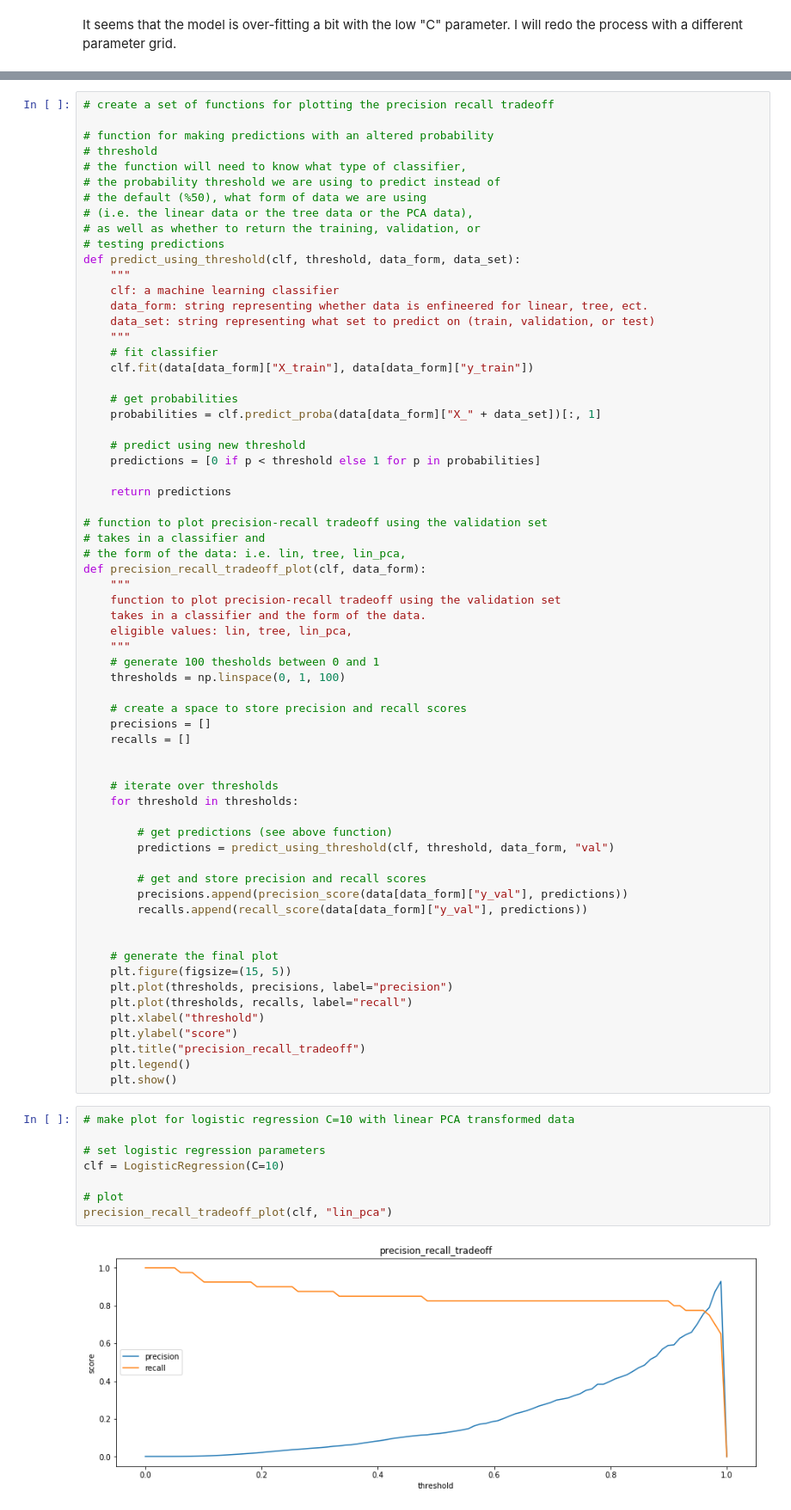
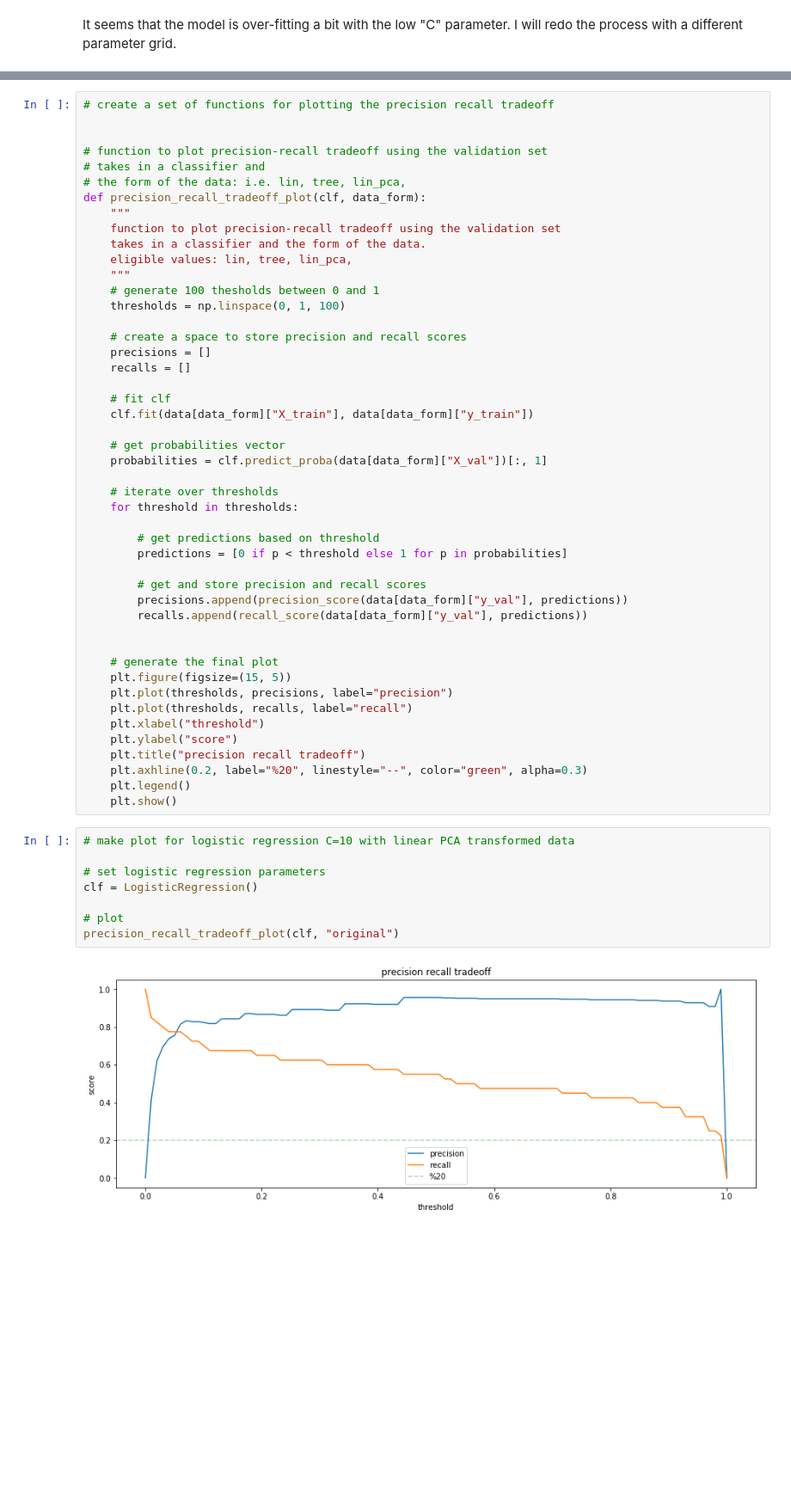
Before and after one commit to georgewillben/Credit-Card-Fraud, a Jupyter notebook: 6 Modeling.ipynb, the cells around one changed output, grey strips where cells are left out. Shown: that part at 86% size. Saved outputs shown, nothing was run; the diff lists cells and outputs as text; blank space fills up the shorter version.

```diff
--- a/6 Modeling.ipynb
+++ b/6 Modeling.ipynb
@@ -259,30 +290,6 @@ It seemsed the linear data that was PCA transformed did the best. Now I will exa
 # %%
 # create a set of functions for plotting the precision recall tradeoff
 
-# function for making predictions with an altered probability
-# threshold
-# the function will need to know what type of classifier,
-# the probability threshold we are using to predict instead of
-# the default (%50), what form of data we are using
-# (i.e. the linear data or the tree data or the PCA data),
-# as well as whether to return the training, validation, or
-# testing predictions
-def predict_using_threshold(clf, threshold, data_form, data_set):
-    """
-    clf: a machine learning classifier
-    data_form: string representing whether data is enfineered for linear, tree, ect.
-    data_set: string representing what set to predict on (train, validation, or test)
-    """
-    # fit classifier
-    clf.fit(data[data_form]["X_train"], data[data_form]["y_train"])
-
-    # get probabilities
-    probabilities = clf.predict_proba(data[data_form]["X_" + data_set])[:, 1]
-
-    # predict using new threshold
-    predictions = [0 if p < threshold else 1 for p in probabilities]
-
-    return predictions
 
 # function to plot precision-recall tradeoff using the validation set
 # takes in a classifier and
@@ -300,12 +307,17 @@ def precision_recall_tradeoff_plot(clf, data_form):
     precisions = []
     recalls = []
 
+    # fit clf
+    clf.fit(data[data_form]["X_train"], data[data_form]["y_train"])
+
+    # get probabilities vector
+    probabilities = clf.predict_proba(data[data_form]["X_val"])[:, 1]
 
     # iterate over thresholds
     for threshold in thresholds:
 
-        # get predictions (see above function)
-        predictions = predict_using_threshold(clf, threshold, data_form, "val")
+        # get predictions based on threshold
+        predictions = [0 if p < threshold else 1 for p in probabilities]
 
         # get and store precision and recall scores
         precisions.append(precision_score(data[data_form]["y_val"], predictions))
@@ -318,17 +330,18 @@ def precision_recall_tradeoff_plot(clf, data_form):
     plt.plot(thresholds, recalls, label="recall")
     plt.xlabel("threshold")
     plt.ylabel("score")
-    plt.title("precision_recall_tradeoff")
+    plt.title("precision recall tradeoff")
+    plt.axhline(0.2, label="%20", linestyle="--", color="green", alpha=0.3)
     plt.legend()
     plt.show()
 # %%
 # make plot for logistic regression C=10 with linear PCA transformed data
 
 # set logistic regression parameters
-clf = LogisticRegression(C=10)
+clf = LogisticRegression()
 
 # plot
-precision_recall_tradeoff_plot(clf, "lin_pca")
+precision_recall_tradeoff_plot(clf, "original")
 # %% [output]
-[figure, old version]
+[figure, new version]
 # %% [markdown]
```
Also changed, not shown: parts of 32 cells of this notebook.
